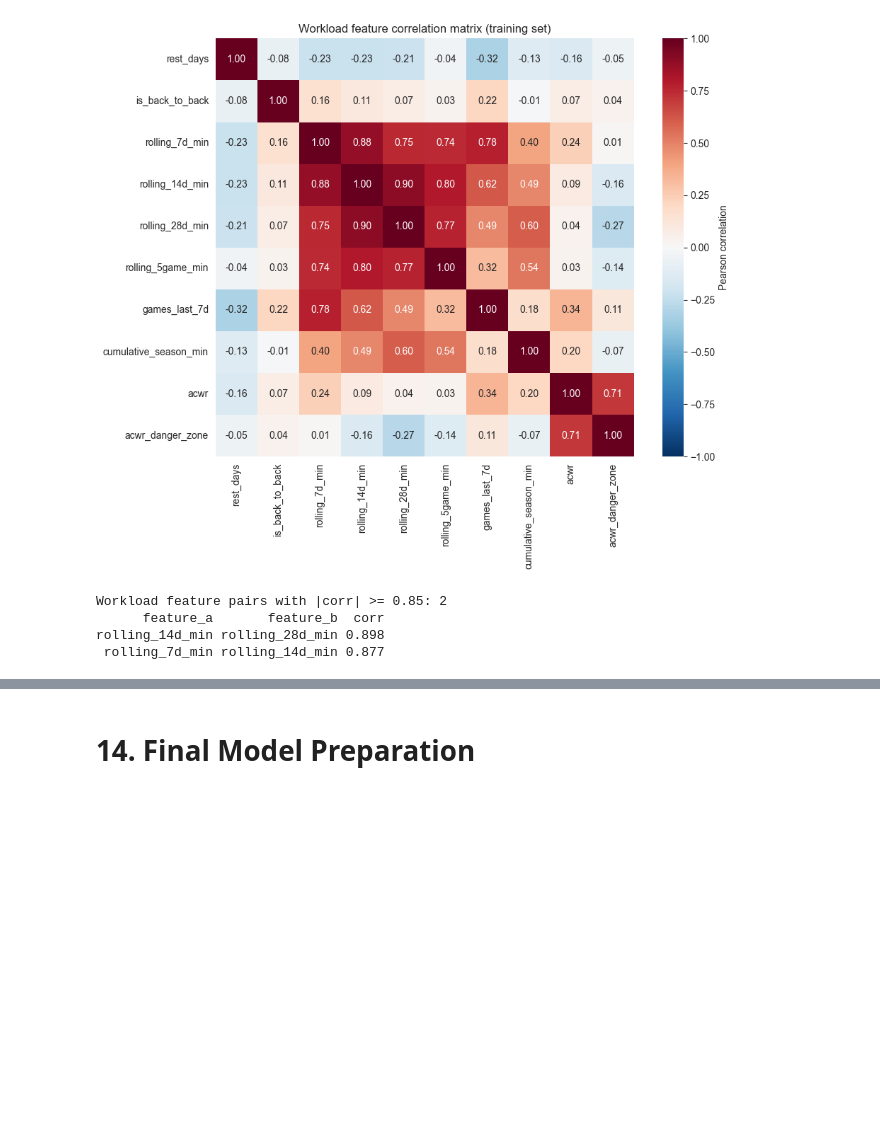
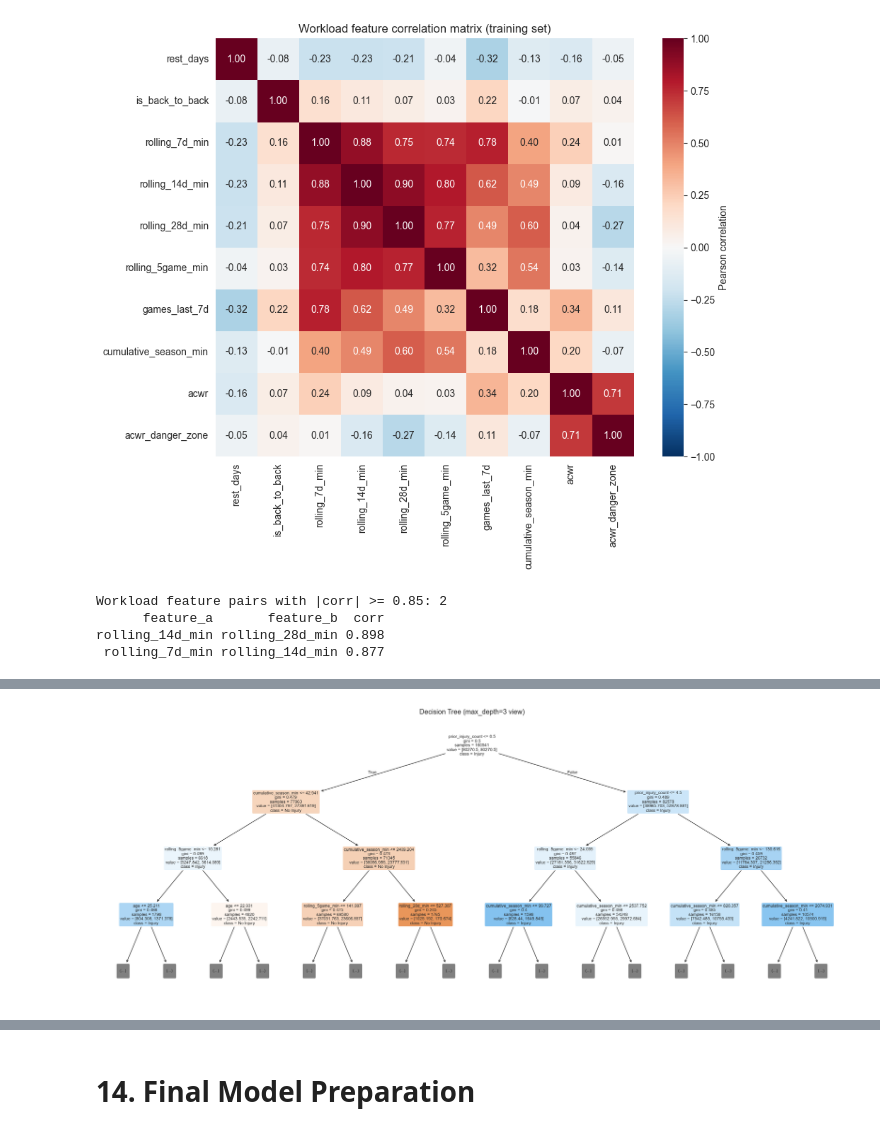
Before and after one commit to tumbrelpeanuts/nba-injury-risk, a Jupyter notebook: notebooks/05_modeling.ipynb, the cells around one changed output, grey strips where cells are left out. Drawn from its saved outputs; the diff is of its cells as text; code cells hidden in the pictures; blank space fills up the shorter version.

```diff
--- a/notebooks/05_modeling.ipynb
+++ b/notebooks/05_modeling.ipynb
@@ -1081,0 +1199,31 @@ rolling_14d_min rolling_28d_min 0.898
+# %%
+# =============================================================================
+# Decision Tree, Validation Set (2021-22)
+# Max Depth 3
+# =============================================================================
+
+from sklearn.tree import plot_tree
+import matplotlib.pyplot as plt
+
+dt_model = tuned_val_results["DecisionTree"]["fitted_model"]
+
+# Check if it's a Pipeline and unwrap if needed
+if hasattr(dt_model, "named_steps"):
+    dt_model = dt_model.named_steps[list(dt_model.named_steps.keys())[-1]]
+
+fig, ax = plt.subplots(figsize=(20, 8))
+plot_tree(
+    dt_model,
+    feature_names=X_val.columns.tolist(),
+    class_names=["No Injury", "Injury"],
+    filled=True,
+    rounded=True,
+    fontsize=8,
+    max_depth=3,
+    ax=ax,
+)
+plt.title("Decision Tree (max_depth=3 view)", fontsize=13)
+plt.tight_layout()
+plt.show()
+# %% [output]
+[figure, added]
```
Also changed, not shown: parts of 11 cells of this notebook.
